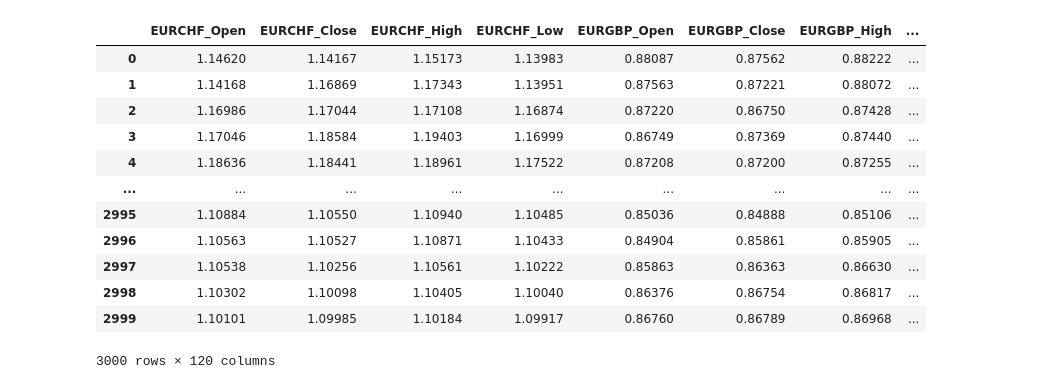
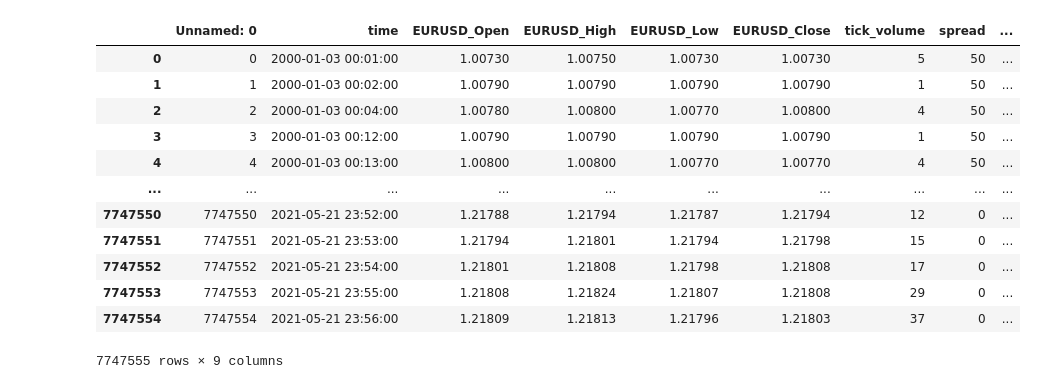
Before and after one commit to SrJMaia/backup-first-studies, a Jupyter notebook: EA/analysis.ipynb, the cells around one changed output. Cells and saved outputs as stored; diff of their text form; code cells hidden in the pictures.

```diff
--- a/EA/analysis.ipynb
+++ b/EA/analysis.ipynb
@@ -33,16 +21,0 @@ robot.pct_data()
-# %%
-robot.get_normal_data()
-# %% [output]
-|  | EURCHF_Open | EURCHF_Close | EURCHF_High | EURCHF_Low | EURGBP_Open | EURGBP_Close | EURGBP_High | ... |
-| 0 | 1.14620 | 1.14167 | 1.15173 | 1.13983 | 0.88087 | 0.87562 | 0.88222 | ... |
-| 1 | 1.14168 | 1.16869 | 1.17343 | 1.13951 | 0.87563 | 0.87221 | 0.88072 | ... |
-| 2 | 1.16986 | 1.17044 | 1.17108 | 1.16874 | 0.87220 | 0.86750 | 0.87428 | ... |
-| 3 | 1.17046 | 1.18584 | 1.19403 | 1.16999 | 0.86749 | 0.87369 | 0.87440 | ... |
-| 4 | 1.18636 | 1.18441 | 1.18961 | 1.17522 | 0.87208 | 0.87200 | 0.87255 | ... |
-| ... | ... | ... | ... | ... | ... | ... | ... | ... |
-| 2995 | 1.10884 | 1.10550 | 1.10940 | 1.10485 | 0.85036 | 0.84888 | 0.85106 | ... |
-| 2996 | 1.10563 | 1.10527 | 1.10871 | 1.10433 | 0.84904 | 0.85861 | 0.85905 | ... |
-| 2997 | 1.10538 | 1.10256 | 1.10561 | 1.10222 | 0.85863 | 0.86363 | 0.86630 | ... |
-| 2998 | 1.10302 | 1.10098 | 1.10405 | 1.10040 | 0.86376 | 0.86754 | 0.86817 | ... |
-| 2999 | 1.10101 | 1.09985 | 1.10184 | 1.09917 | 0.86760 | 0.86789 | 0.86968 | ... |
-3000 rows × 120 columns
@@ -52,0 +22,18 @@ usd_pct = robot.get_normal_data()['usd']
+# %%
+#df = pd.read_csv('C:\\Users\\johnk\\Google Drive\\My_Project\\Dados\\EURUSD_20Y.csv')
+df = pd.read_csv('/content/drive/MyDrive/My_Project/Dados/EURUSD_20y.csv')
+df
+# %% [output]
+|  | Unnamed: 0 | time | EURUSD_Open | EURUSD_High | EURUSD_Low | EURUSD_Close | tick_volume | spread | ... |
+| 0 | 0 | 2000-01-03 00:01:00 | 1.00730 | 1.00750 | 1.00730 | 1.00730 | 5 | 50 | ... |
+| 1 | 1 | 2000-01-03 00:02:00 | 1.00790 | 1.00790 | 1.00790 | 1.00790 | 1 | 50 | ... |
+| 2 | 2 | 2000-01-03 00:04:00 | 1.00780 | 1.00800 | 1.00770 | 1.00800 | 4 | 50 | ... |
+| 3 | 3 | 2000-01-03 00:12:00 | 1.00790 | 1.00790 | 1.00790 | 1.00790 | 1 | 50 | ... |
+| 4 | 4 | 2000-01-03 00:13:00 | 1.00800 | 1.00800 | 1.00770 | 1.00770 | 4 | 50 | ... |
+| ... | ... | ... | ... | ... | ... | ... | ... | ... | ... |
+| 7747550 | 7747550 | 2021-05-21 23:52:00 | 1.21788 | 1.21794 | 1.21787 | 1.21794 | 12 | 0 | ... |
+| 7747551 | 7747551 | 2021-05-21 23:53:00 | 1.21794 | 1.21801 | 1.21794 | 1.21798 | 15 | 0 | ... |
+| 7747552 | 7747552 | 2021-05-21 23:54:00 | 1.21801 | 1.21808 | 1.21798 | 1.21808 | 17 | 0 | ... |
+| 7747553 | 7747553 | 2021-05-21 23:55:00 | 1.21808 | 1.21824 | 1.21807 | 1.21808 | 29 | 0 | ... |
+| 7747554 | 7747554 | 2021-05-21 23:56:00 | 1.21809 | 1.21813 | 1.21796 | 1.21803 | 37 | 0 | ... |
+7747555 rows × 9 columns
```
Also changed, not shown: parts of 33 cells of this notebook, 3 other files.
